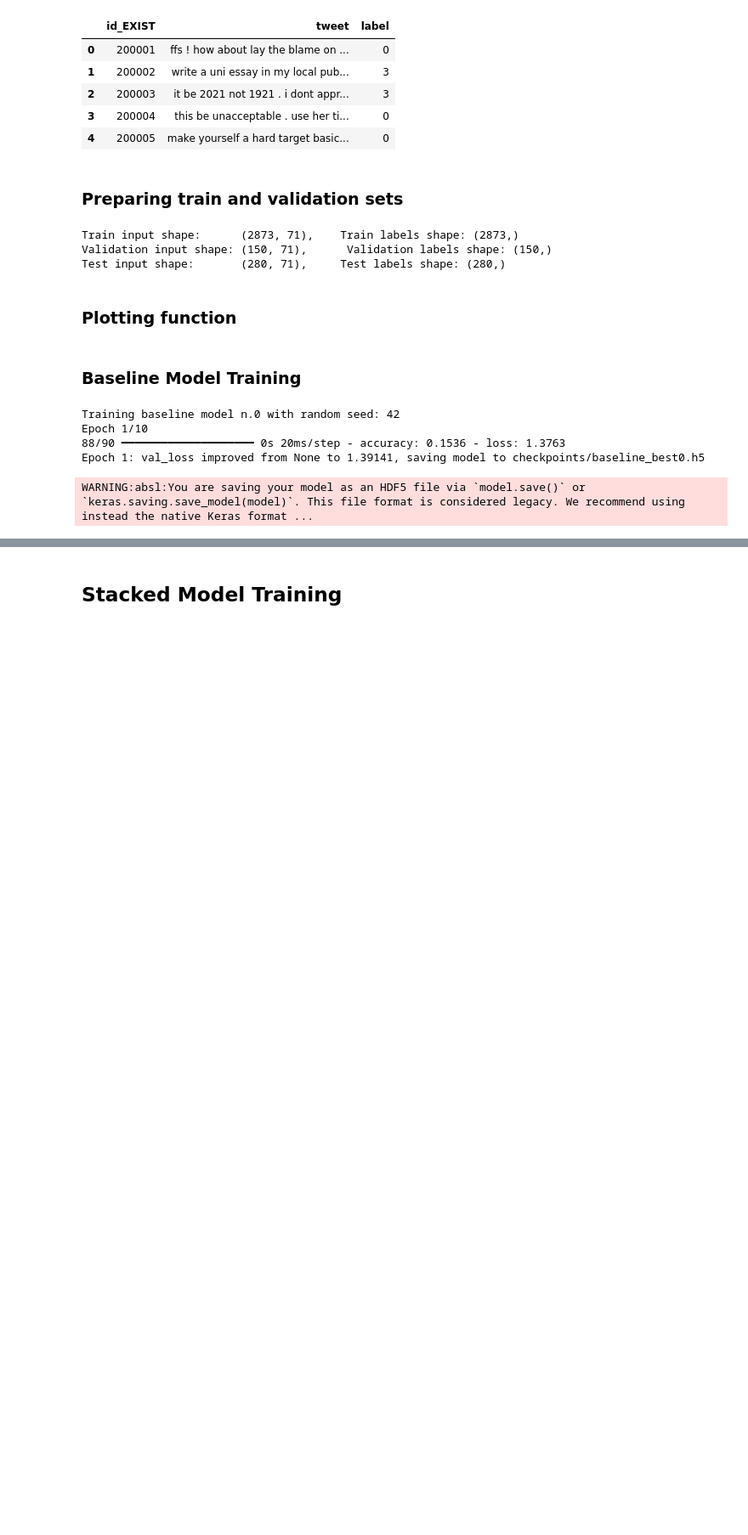
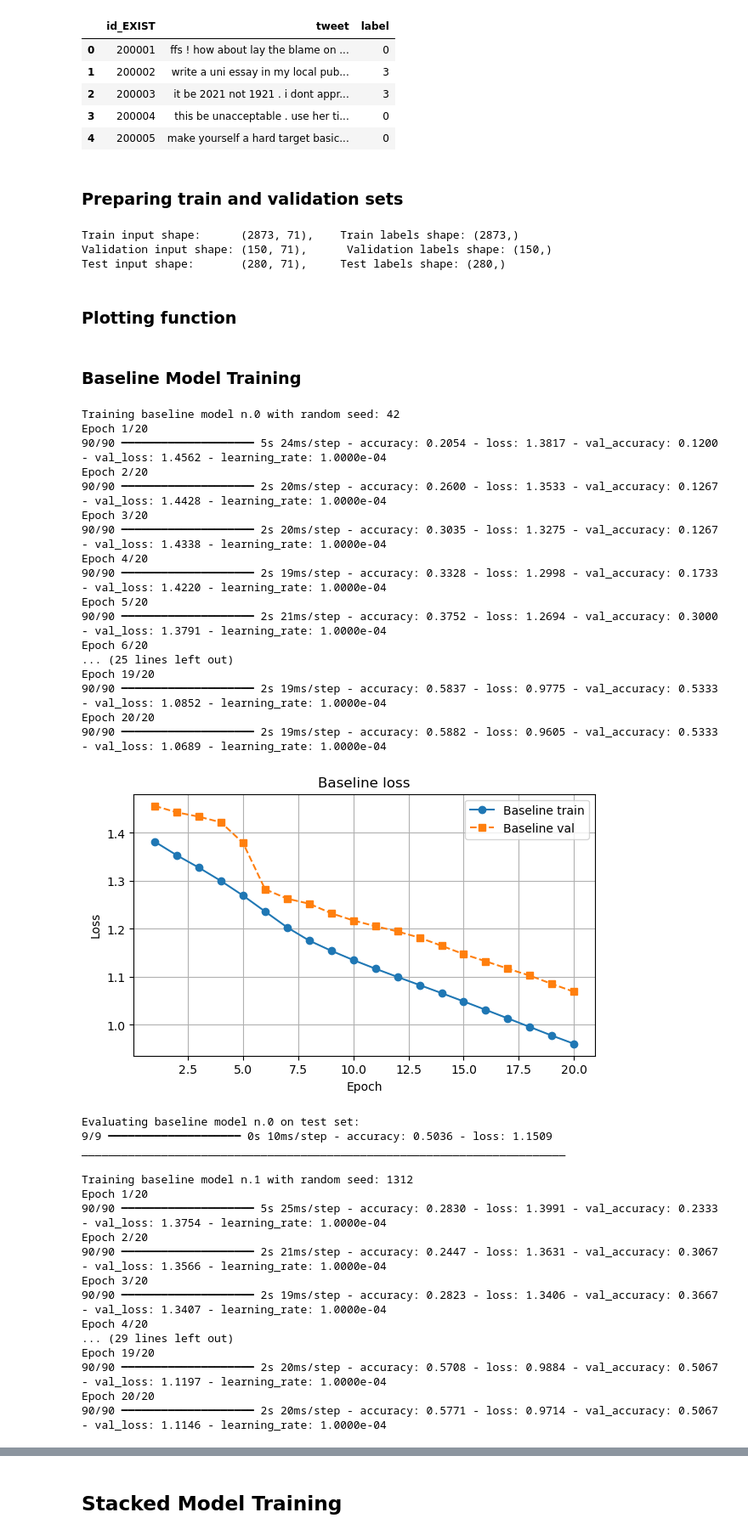
Before and after one commit to antodale/Assignments_NLP_torroni_2025, a Jupyter notebook: Assignment1-2526.ipynb, the cells around one changed output, grey strips where cells are left out. Shown at 85% size. Cells and saved outputs as stored; diff of their text form; code cells hidden in the pictures; blank space fills up the shorter version.

```diff
--- a/Assignment1-2526.ipynb
+++ b/Assignment1-2526.ipynb
@@ -849,5 +867,10 @@ def set_seed(seed):
+# %%
+# Training hyperparameters
+
+lr=1e-4
+epochs=20
 # %%
-from tensorflow.keras.models import load_model,clone_model
+
 baseline = {}
 
 baseline_acc_list = []
@@ -868,54 +891,73 @@ for i in range(len(seeds)):
     baseline_callbacks = [
         EarlyStopping(monitor='val_loss', patience=20, restore_best_weights=True),
         ReduceLROnPlateau(monitor='val_loss', factor=0.5, patience=3, min_lr=1e-6),
-        baseline_ckpt
+        #baseline_ckpt
     ]
 
     # MODEL DEFINITION
-    baseline[i] = clone_model(baseline_model)
-    '''Sequential([
-        # embedding layer
-        embedding,
-        # Bidirectional LSTM layer
-        Bidirectional(LSTM(64, return_sequences=False)),
-        # Fully connected (Dense) layer
-        Dense((64), activation='relu'),
-        Dropout(0.5),
-        # Output layer
-        Dense(4, activation='softmax')
-    ])'''
+    baseline[i] = build_baseline()
 
     baseline[i].compile(
         loss='sparse_categorical_crossentropy',
-        optimizer=Adam(learning_rate=1e-3),
+        optimizer=Adam(learning_rate=lr),
         metrics=['accuracy']
     )
 
     baseline[i].build(input_shape=(None, max_len))
 
     #training the model
     bl_history = baseline[i].fit(
         x=X_train,
         y=y_train,
         validation_data=(X_val, y_val),
-        epochs=10,
+        epochs=epochs,
         batch_size=32,
         shuffle=True,
         class_weight=class_weight_dict,
         callbacks=baseline_callbacks,
         verbose=1
     )
 
-    baseline[i] = load_model('checkpoints/baseline_best'+str(i)+'.h5')
+    #baseline[i] = load_model('checkpoints/baseline_best'+str(i)+'.h5')
     plot_train_val_loss(bl_history, label='Baseline')
 
     print(f"\nEvaluating baseline model n.{i} on test set:")
     baseline_loss, baseline_acc = baseline[i].evaluate(X_test, y_test, batch_size=32)
     baseline_acc_list.append(baseline_acc)
-    print('_____________________________________________________________________________')
+    print('_________________________________________________________________________')
 # %% [output]
 Training baseline model n.0 with random seed: 42
-Epoch 1/10
-88/90 ━━━━━━━━━━━━━━━━━━━━ 0s 20ms/step - accuracy: 0.1536 - loss: 1.3763
-Epoch 1: val_loss improved from None to 1.39141, saving model to checkpoints/baseline_best0.h5
+Epoch 1/20
+90/90 ━━━━━━━━━━━━━━━━━━━━ 5s 24ms/step - accuracy: 0.2054 - loss: 1.3817 - val_accuracy: 0.1200 - val_loss: 1.4562 - learning_rate: 1.0000e-04
+Epoch 2/20
+90/90 ━━━━━━━━━━━━━━━━━━━━ 2s 20ms/step - accuracy: 0.2600 - loss: 1.3533 - val_accuracy: 0.1267 - val_loss: 1.4428 - learning_rate: 1.0000e-04
+Epoch 3/20
+90/90 ━━━━━━━━━━━━━━━━━━━━ 2s 20ms/step - accuracy: 0.3035 - loss: 1.3275 - val_accuracy: 0.1267 - val_loss: 1.4338 - learning_rate: 1.0000e-04
+Epoch 4/20
+90/90 ━━━━━━━━━━━━━━━━━━━━ 2s 19ms/step - accuracy: 0.3328 - loss: 1.2998 - val_accuracy: 0.1733 - val_loss: 1.4220 - learning_rate: 1.0000e-04
+Epoch 5/20
+90/90 ━━━━━━━━━━━━━━━━━━━━ 2s 21ms/step - accuracy: 0.3752 - loss: 1.2694 - val_accuracy: 0.3000 - val_loss: 1.3791 - learning_rate: 1.0000e-04
+Epoch 6/20
+... (25 lines left out)
+Epoch 19/20
+90/90 ━━━━━━━━━━━━━━━━━━━━ 2s 19ms/step - accuracy: 0.5837 - loss: 0.9775 - val_accuracy: 0.5333 - val_loss: 1.0852 - learning_rate: 1.0000e-04
+Epoch 20/20
+90/90 ━━━━━━━━━━━━━━━━━━━━ 2s 19ms/step - accuracy: 0.5882 - loss: 0.9605 - val_accuracy: 0.5333 - val_loss: 1.0689 - learning_rate: 1.0000e-04
+[figure, new version]
-WARNING:absl:You are saving your model as an HDF5 file via `model.save()` or `keras.saving.save_model(model)`. This file format is considered legacy. We recommend using instead the native Keras format ...
+Evaluating baseline model n.0 on test set:
+9/9 ━━━━━━━━━━━━━━━━━━━━ 0s 10ms/step - accuracy: 0.5036 - loss: 1.1509
+_________________________________________________________________________
+
+Training baseline model n.1 with random seed: 1312
+Epoch 1/20
+90/90 ━━━━━━━━━━━━━━━━━━━━ 5s 25ms/step - accuracy: 0.2830 - loss: 1.3991 - val_accuracy: 0.2333 - val_loss: 1.3754 - learning_rate: 1.0000e-04
+Epoch 2/20
+90/90 ━━━━━━━━━━━━━━━━━━━━ 2s 21ms/step - accuracy: 0.2447 - loss: 1.3631 - val_accuracy: 0.3067 - val_loss: 1.3566 - learning_rate: 1.0000e-04
+Epoch 3/20
+90/90 ━━━━━━━━━━━━━━━━━━━━ 2s 19ms/step - accuracy: 0.2823 - loss: 1.3406 - val_accuracy: 0.3667 - val_loss: 1.3407 - learning_rate: 1.0000e-04
+Epoch 4/20
+... (29 lines left out)
+Epoch 19/20
+90/90 ━━━━━━━━━━━━━━━━━━━━ 2s 20ms/step - accuracy: 0.5708 - loss: 0.9884 - val_accuracy: 0.5067 - val_loss: 1.1197 - learning_rate: 1.0000e-04
+Epoch 20/20
+90/90 ━━━━━━━━━━━━━━━━━━━━ 2s 20ms/step - accuracy: 0.5771 - loss: 0.9714 - val_accuracy: 0.5067 - val_loss: 1.1146 - learning_rate: 1.0000e-04
```
Also changed, not shown: parts of 12 cells of this notebook.
